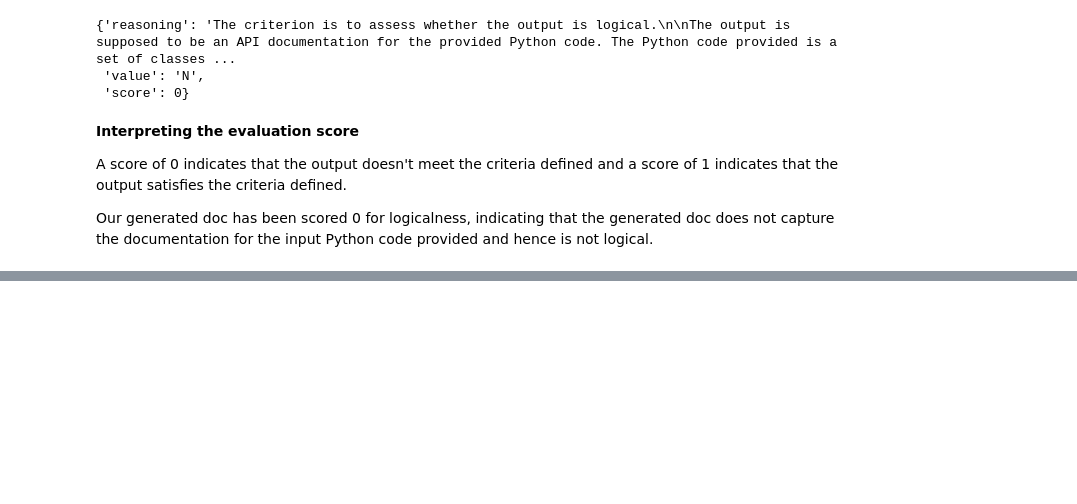
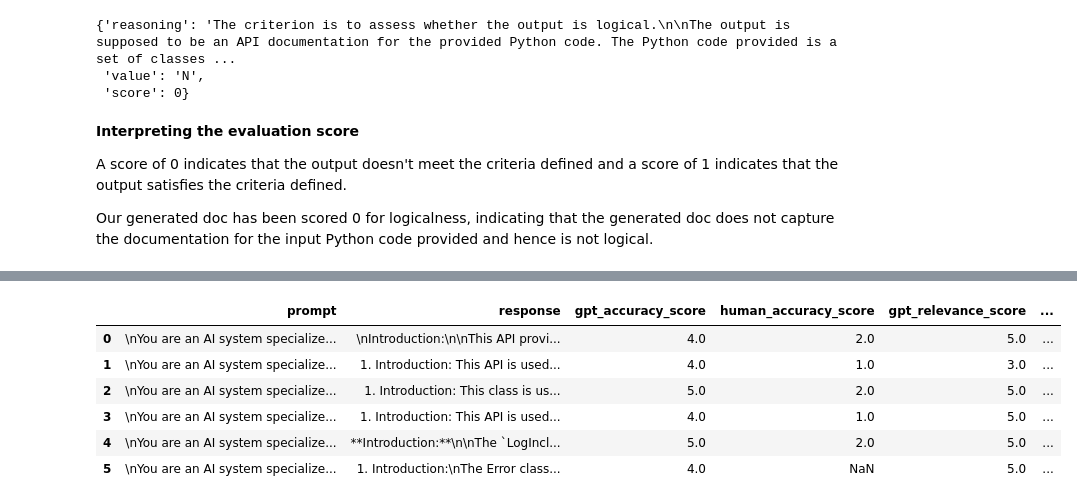
Before and after one commit to redhat-et/api-docs-generation, a Jupyter notebook: notebooks/evaluation/evaluation_metrics.ipynb, the cells around one changed output, grey strips where cells are left out. Saved outputs shown, nothing was run; the diff lists cells and outputs as text; code cells hidden in the pictures; blank space fills up the shorter version.

Commit message:
added framework to score evaluation metrics

```diff
--- a/notebooks/evaluation/evaluation_metrics.ipynb
+++ b/notebooks/evaluation/evaluation_metrics.ipynb
@@ -308,0 +1003,2 @@ Our generated doc has been scored 0 for logicalness, indicating that the generat
+# %%
+prompt, generated_text, actual_doc = get_response("OpenAI/gpt3.5", 'errors', functions=False, classes=False, documentation=False, imports=False, other=False, functions_code=False, functions_doc=False, classes_code=True, classes_doc=False)
@@ -308,0 +1063,2 @@ Our generated doc has been scored 0 for logicalness, indicating that the generat
+# %%
+gpt_score = eval_using_model(generated_text, openai_key=openai_key, initial_prompt=prompt)
@@ -308,0 +1077,4 @@ Our generated doc has been scored 0 for logicalness, indicating that the generat
+# %%
+gpt_accuracy_score, gpt_relevance_score, gpt_clarity_score, gpt_completeness_score, gpt_readability_score = extract_scores(gpt_score)
+# %%
+df = append_row_to_dataframe(df, prompt, generated_text, gpt_accuracy_score, gpt_relevance_score, gpt_clarity_score, gpt_completeness_score, gpt_readability_score)
@@ -308,0 +1085,10 @@ Our generated doc has been scored 0 for logicalness, indicating that the generat
+# %%
+df
+# %% [output]
+|  | prompt | response | gpt_accuracy_score | human_accuracy_score | gpt_relevance_score | ... |
+| 0 | \nYou are an AI system specialize... | \nIntroduction:\n\nThis API provi... | 4.0 | 2.0 | 5.0 | ... |
+| 1 | \nYou are an AI system specialize... | 1. Introduction: This API is used... | 4.0 | 1.0 | 3.0 | ... |
+| 2 | \nYou are an AI system specialize... | 1. Introduction: This class is us... | 5.0 | 2.0 | 5.0 | ... |
+| 3 | \nYou are an AI system specialize... | 1. Introduction: This API is used... | 4.0 | 1.0 | 5.0 | ... |
+| 4 | \nYou are an AI system specialize... | **Introduction:**\n\nThe `LogIncl... | 5.0 | 2.0 | 5.0 | ... |
+| 5 | \nYou are an AI system specialize... | 1. Introduction:\nThe Error class... | 4.0 | NaN | 5.0 | ... |
```
Also changed, not shown: parts of 94 cells of this notebook, 4 other files.
